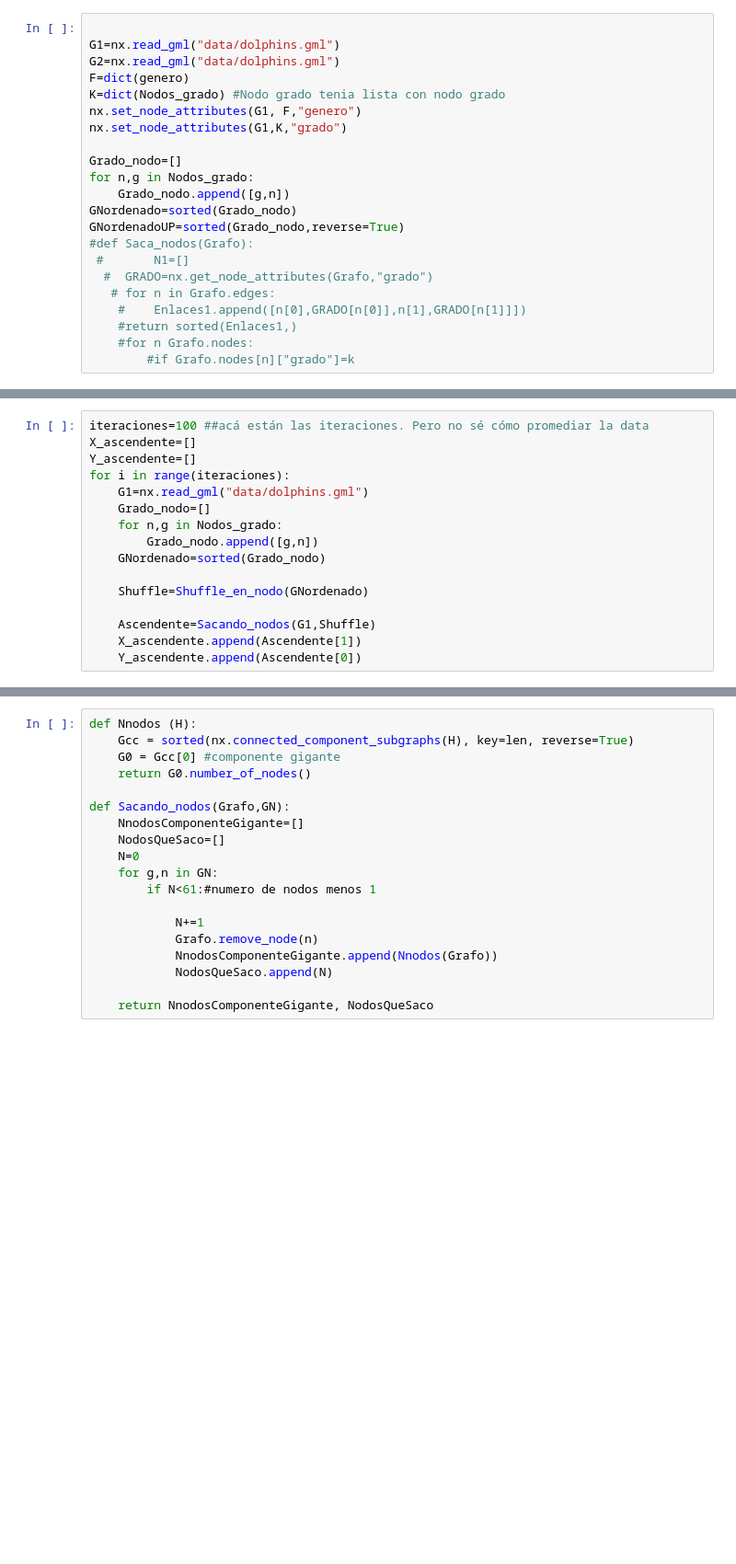
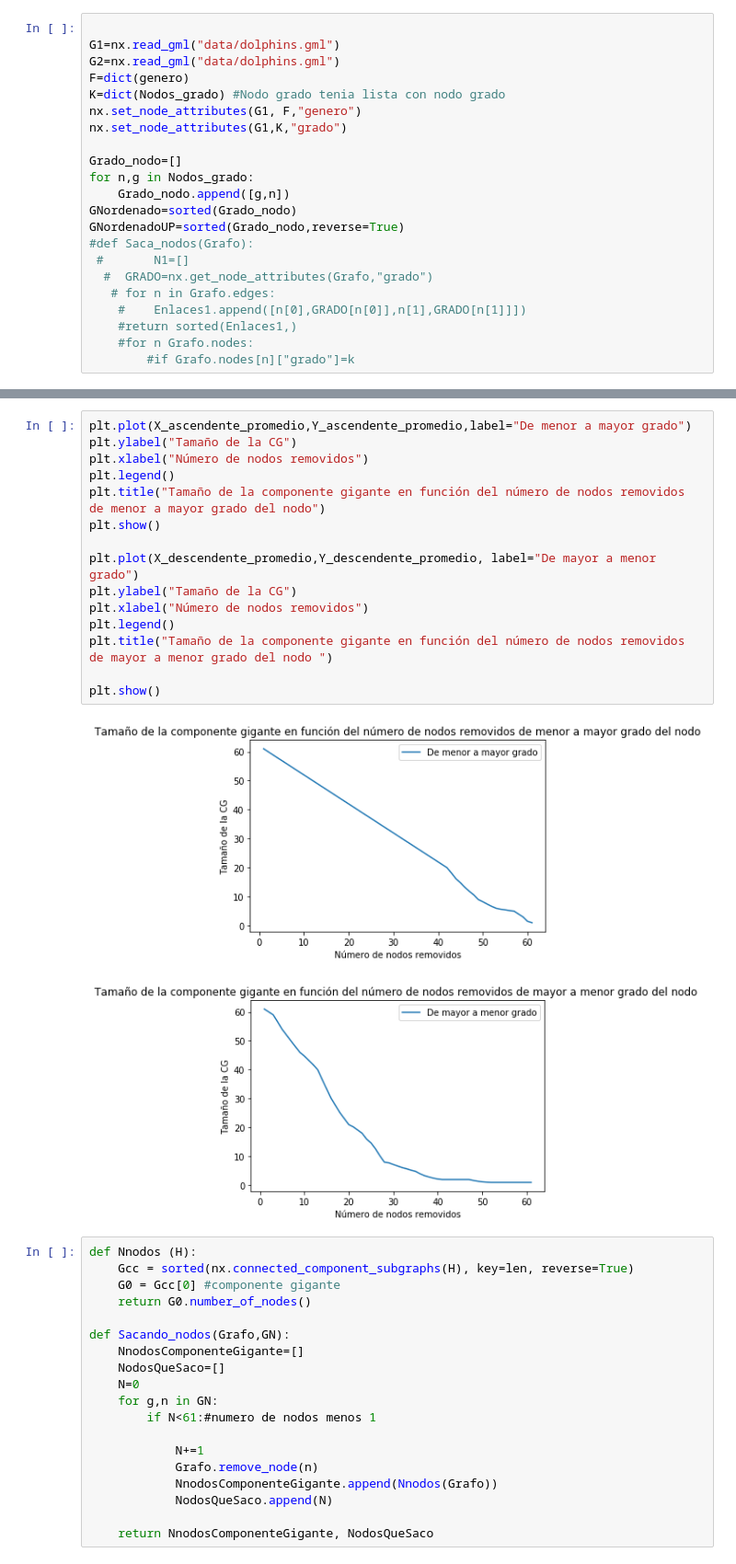
Before and after one commit to vms10/redestcs, a Jupyter notebook: Ejercicio2.ipynb, the cells around one changed output, grey strips where cells are left out. Shown at 92% size. Cells and saved outputs as stored; diff of their text form; blank space fills up the shorter version.

```diff
--- a/Ejercicio2.ipynb
+++ b/Ejercicio2.ipynb
@@ -346,17 +364 @@ def Shuffle_en_nodo(lista):
     return GNordenado_shuflle
-# %%
-iteraciones=100 ##acá están las iteraciones. Pero no sé cómo promediar la data
-X_ascendente=[]
-Y_ascendente=[]
-for i in range(iteraciones):
-    G1=nx.read_gml("data/dolphins.gml")
-    Grado_nodo=[]
-    for n,g in Nodos_grado:
-        Grado_nodo.append([g,n])
-    GNordenado=sorted(Grado_nodo)
-
-    Shuffle=Shuffle_en_nodo(GNordenado)
-
-    Ascendente=Sacando_nodos(G1,Shuffle)
-    X_ascendente.append(Ascendente[1])
-    Y_ascendente.append(Ascendente[0])
@@ -365,3 +414,21 @@ ValueError: too many values to unpack (expected 2)
+# %%
+plt.plot(X_ascendente_promedio,Y_ascendente_promedio,label="De menor a mayor grado")
+plt.ylabel("Tamaño de la CG")
+plt.xlabel("Número de nodos removidos")
+plt.legend()
+plt.title("Tamaño de la componente gigante en función del número de nodos removidos de menor a mayor grado del nodo")
+plt.show()
+
+plt.plot(X_descendente_promedio,Y_descendente_promedio, label="De mayor a menor grado")
+plt.ylabel("Tamaño de la CG")
+plt.xlabel("Número de nodos removidos")
+plt.legend()
+plt.title("Tamaño de la componente gigante en función del número de nodos removidos de mayor a menor grado del nodo ")
+
+plt.show()
+# %% [output]
+[figure, added]
+[figure, added]
 # %%
 def Nnodos (H):
     Gcc = sorted(nx.connected_component_subgraphs(H), key=len, reverse=True)
```
Also changed, not shown: parts of 7 cells of this notebook.
